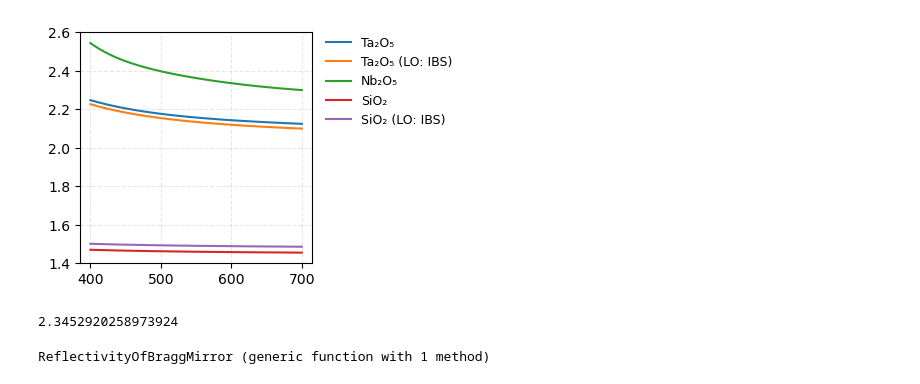
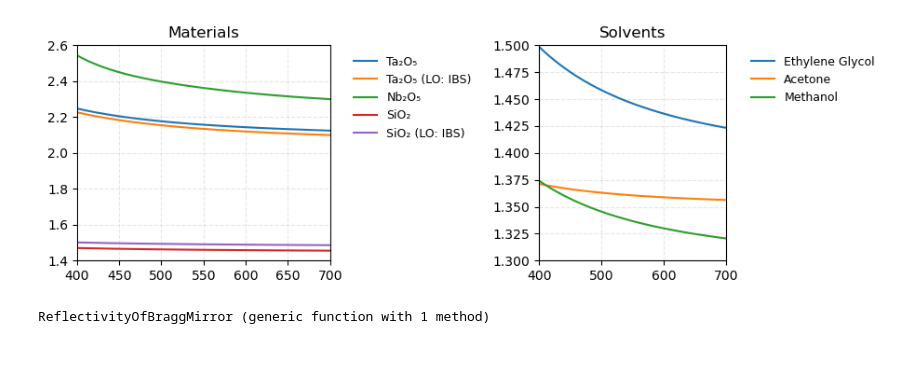
Before and after one commit to ErikBsly/Dielectric-Mirror, a Jupyter notebook: src/DielectricMirror.ipynb, the cells around one changed output. Cells and saved outputs as stored; diff of their text form; code cells hidden in the pictures; blank space fills up the shorter version.

```diff
--- a/src/DielectricMirror.ipynb
+++ b/src/DielectricMirror.ipynb
@@ -8,14 +13,16 @@ PyObject <function make_axes_locatable at 0x...>
 # %%
 Sellmeier(B, C, λ) = √(1 + sum(Bᵢ*λ^2/(λ^2-Cᵢ) for (Bᵢ, Cᵢ) in zip(B, C)))
 # Refractive indices
-function n_refr(material::String, λ::Float64)::Float64
+function n_refr(material, λ::Real)::Float64
     """
     SiO2: https://refractiveindex.info/?shelf=main&book=SiO2&page=Malitson
     Ta2O5: https://refractiveindex.info/?shelf=main&book=Ta2O5&page=Gao
     λ in nm
     """
     λ /= 1000 # nm to μm
-    material = uppercasefirst(material)
+    if isa(material, String)
+        material = uppercasefirst(material)
+    end
 
     if material == "SiO2:IBS" # With IBS, values from Laseroptik
         B = [1.19261271,   0.5415, 0]
@@ -28,43 +35,62 @@ function n_refr(material::String, λ::Float64)::Float64
     elseif material == "NBK7"
         B = [1.03961212,    0.231792344,  1.01046945]
         C = [0.00600069867, 0.0200179144, 103.560653]
         return Sellmeier(B, C, λ)
     elseif material == "Suprasil" # Heraeus
         B = [0.473115591, 0.631038719,  0.906404498]
         C = [0.012995717, 0.0041280922, 98.7685322]
         return Sellmeier(B, C, λ)
     elseif material == "SiO2"
         B = [0.6961663, 0.4079426, 0.8974794]
         C = [0.0684043, 0.1162414, 9.8961610]
         return √(1 + sum(B[i]*λ^2/(λ^2-C[i]^2) for i in 1:3)) # Not the Sellmeier formular! --> C[i]²
     elseif material == "Ta2O5" # values empiric from fit (exponential + polynomial) to data
         return 6.70419*exp(-11.1521*λ) + 2.27472 - 0.319763*λ + 0.144455*λ^2
     elseif material == "Nb2O5" # values empiric from fit (exponential + polynomial) to data, only valid between 400...800nm
         return 582.098*exp(-22.1463*λ) + 2.94173+ -1.58087*λ + 0.948068*λ^2
     elseif material in ["EthyleneGlycol", "Ethylenglykol", "EthGly", "EthyGly"]
-        return 1.43
+        return 1.386820 + 17856.021e-6 * λ^(-2)
+        # return 1.44
     elseif material in ["Acetone", "Aceton"]
-        return 1.36
-    elseif material in ["Air", "Vac", "Vacuume"]
+        return 1.34979 + 0.00306λ^-2 + 0.00006λ^-4
+    elseif material in ["Methanol"]
+        return 1.294611 + 12706.403e-6λ^-2
+    elseif material in ["Octadecene"]
+        return 1.44
+    elseif material in ["Air", "Vac", "Vacuum"]
         return 1.00
+    elseif isa(material, Number) # you can also enter a number like 1.24
+        return material
     else
-        error("Material not found.")
+        n = parse(Float64, material)
+        if n != nothing
+            return n
+        else
+            ArgumentError("Material not found.")
+        end
     end
 end
 
-λ = 400:1.0:700
-plt.figure(figsize=(3, 3))
+λ = 400:700
+plt.figure(figsize=(9, 3))
+plt.subplot2grid((1, 10), (0, 0), colspan=4, title="Materials", xlim=extrema(λ), ylim=(1.4, 2.6))
 plt.plot(λ, [n_refr("Ta2O5", wlen)     for wlen in λ], label="Ta₂O₅")
 plt.plot(λ, [n_refr("Ta2O5:IBS", wlen) for wlen in λ], label="Ta₂O₅ (LO: IBS)")
 plt.plot(λ, [n_refr("Nb2O5", wlen)     for wlen in λ], label="Nb₂O₅")
 plt.plot(λ, [n_refr("SiO2", wlen)      for wlen in λ], label="SiO₂")
 plt.plot(λ, [n_refr("SiO2:IBS", wlen)  for wlen in λ], label="SiO₂ (LO: IBS)")
-plt.ylim(1.4, 2.6)
 plt.grid(ls="--", alpha=0.3)
-plt.legend(loc=1, fontsize=9, bbox_to_anchor=(1.65, 1.03), frameon=false);
-println(n_refr("Nb2O5", 580.0))
+plt.legend(loc=1, fontsize=9, bbox_to_anchor=(1.6, 1), frameon=false);
+
+plt.subplot2grid((1, 10), (0, 7), colspan=3, title="Solvents", xlim=extrema(λ), ylim=(1.3, 1.5))
+plt.plot(λ, [n_refr("EthGly", wlen)    for wlen in λ], label="Ethylene Glycol")
+plt.plot(λ, [n_refr("Acetone", wlen)   for wlen in λ], label="Acetone")
+plt.plot(λ, [n_refr("Methanol", wlen)  for wlen in λ], label="Methanol")
+plt.xlim(extrema(λ)...)
+plt.grid(ls="--", alpha=0.3)
+plt.legend(loc=1, fontsize=9, bbox_to_anchor=(1.85, 1), frameon=false);
+# println(n_refr("Nb2O5", 580.0))
 # %% [output]
-[figure, old version]
+[figure, new version]
-2.3452920258973924
 # %%
 # See also: Open-Filters Paper DOI: 10.1364/AO.47.00C219
```
Also changed, not shown: parts of 20 cells of this notebook.
